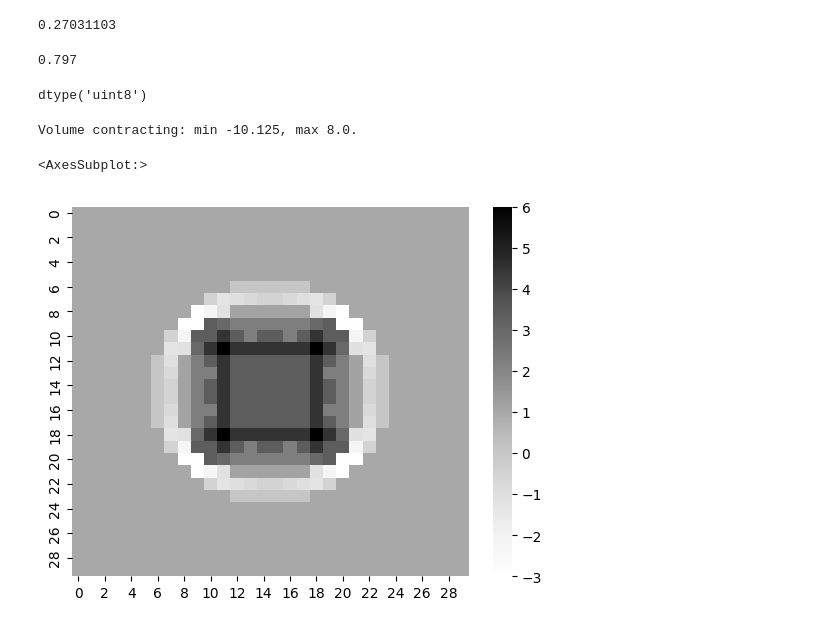
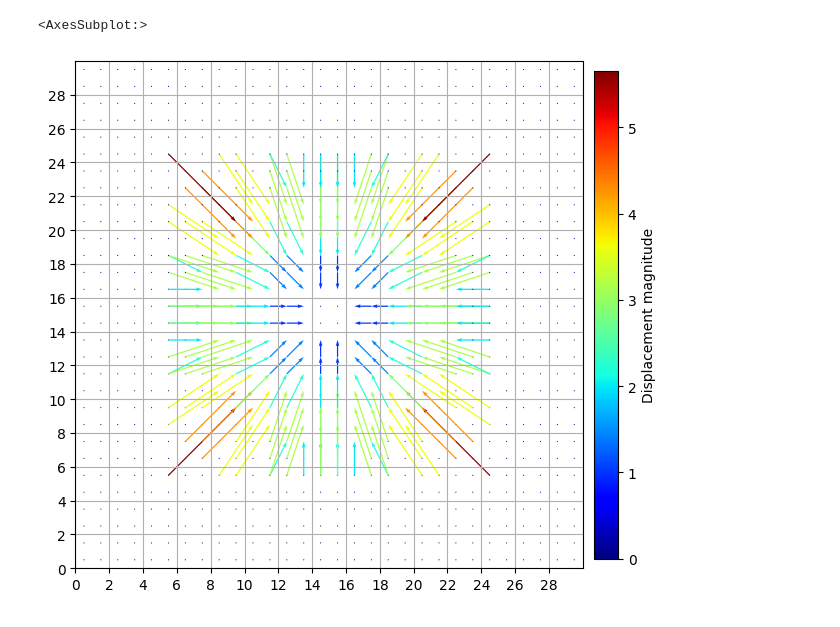
Before and after one commit to joasiee/elastix, a Jupyter notebook: experiments/notebooks/voxels.ipynb, the cells around one changed output. Saved outputs shown, nothing was run; the diff lists cells and outputs as text; code cells hidden in the pictures.

```diff
--- a/experiments/notebooks/voxels.ipynb
+++ b/experiments/notebooks/voxels.ipynb
@@ -134,7 +134,7 @@ def plot_dvf(data, scale=1.0, invert=False, slice=None):
     c = np.sqrt(u**2 + v**2)
 
     fig, ax = plt.subplots(figsize =(7, 7))
-    qq = ax.quiver(X, Y, v, u, c, scale=scale, units='xy', angles='xy', scale_units='xy', cmap=plt.cm.Greys)
+    qq = ax.quiver(X, Y, v, u, c, scale=scale, units='xy', angles='xy', scale_units='xy', cmap=plt.cm.jet)
 
     ax.set_xticks([i for i in range(data.shape[0])][::2])
     ax.set_yticks([i for i in range(data.shape[1])][::2])
@@ -143,7 +143,7 @@ def plot_dvf(data, scale=1.0, invert=False, slice=None):
     ax.grid(True)
     ax.set_aspect('equal')
     fig.colorbar(qq,fraction=0.045, pad=0.02, label='Displacement magnitude')
-    plt.show()
+    return ax
 # %%
 from joblib import Parallel, delayed
 from tqdm import tqdm
@@ -229,35 +238,6 @@ def mean_surface_distance(lms1, lms2, spacing=1):
 # %%
 fixed, moving, dvf = generate_synthetic_01()
-dvf_rmse(dvf, np.zeros_like(dvf))
+plot_dvf(dvf, invert=True)
 # %% [output]
-0.27031103
+<AxesSubplot:>
+[figure, added]
-# %%
-from thesispy.experiments.instance import get_np_array
-
-moving = get_np_array(INSTANCES_PATH / 'scans' / '01_Moving.mhd')
-fixed = get_np_array(INSTANCES_PATH / 'scans' / '01_Fixed.mhd')
-
-dice_similarity(moving, fixed, 3)
-# %% [output]
-0.797
-# %%
-fixed.dtype
-# %% [output]
-dtype('uint8')
-# %%
-import SimpleITK as sitk
-import numpy as np
-
-fixed, moving, dvf = generate_synthetic_01()
-dvf = np.swapaxes(dvf, 0, 2)
-moving_image =  sitk.ReadImage(INSTANCES_PATH / 'scans' / '01_Moving.mhd')
-dvf_img = sitk.GetImageFromArray(dvf)
-
-jac_det_contracting_field = sitk.DisplacementFieldJacobianDeterminant(dvf_img)
-contracting_arr = sitk.GetArrayViewFromImage(jac_det_contracting_field)
-print(f'Volume contracting: min {np.min(contracting_arr)}, max {np.max(contracting_arr)}.')
-sns.heatmap(contracting_arr[:, :, 15], cmap="Greys")
-# %% [output]
-Volume contracting: min -10.125, max 8.0.
-<AxesSubplot:>
-[figure, removed]
```
Also changed, not shown: parts of 5 cells of this notebook, 4 other files.
